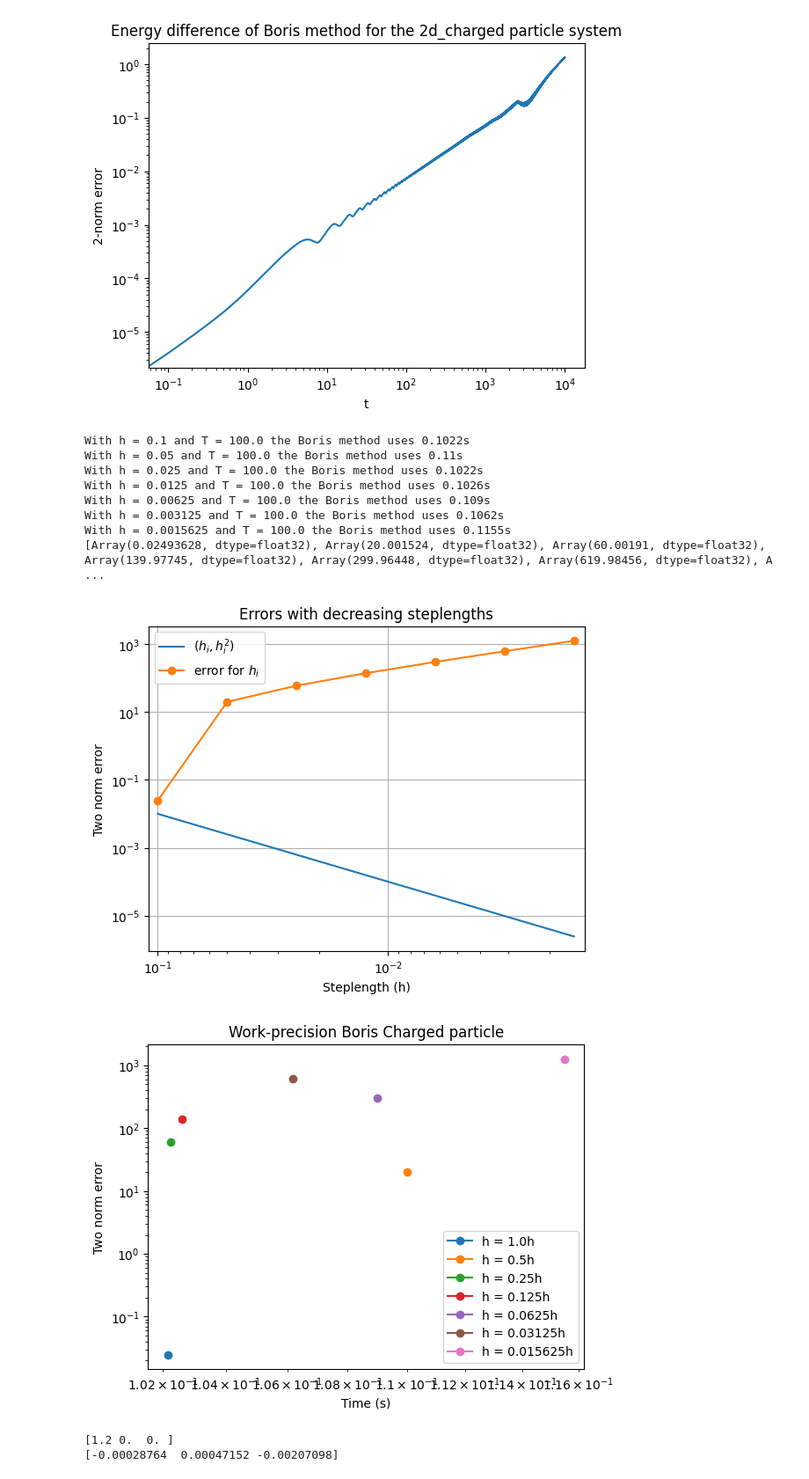
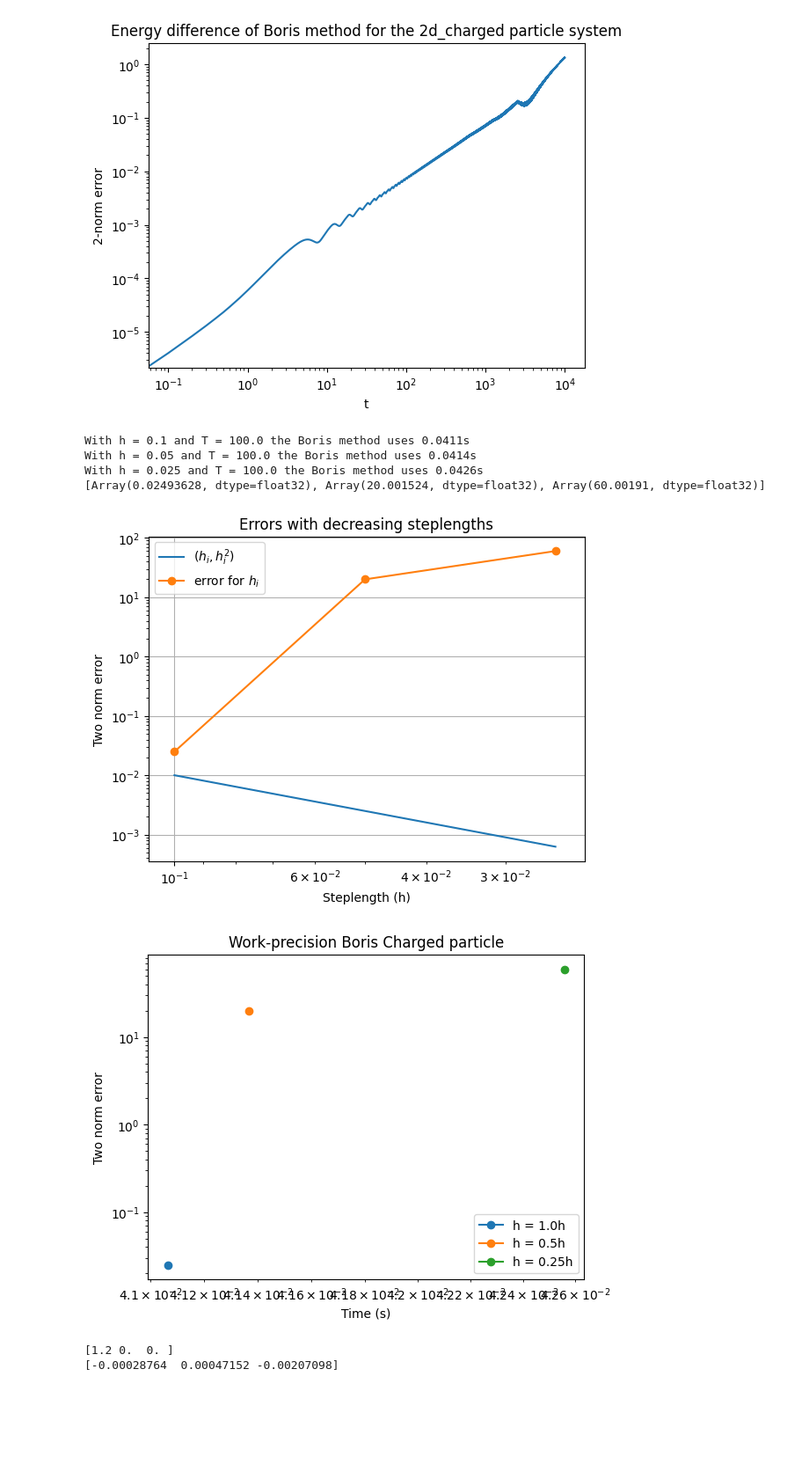
Before and after one commit to vemundsw/Project-2-TMA4215, a Jupyter notebook: Herman.ipynb, the cells around one changed output. Shown at 88% size. Cells and saved outputs as stored; diff of their text form; code cells hidden in the pictures; blank space fills up the shorter version.

```diff
--- a/Herman.ipynb
+++ b/Herman.ipynb
@@ -269,7 +269,7 @@ v0 = jnp.array([0.09, 0.05, 0.20])
 T = 1E2
 t_0 = 0
 h = 0.1
-N = 7       # number of steplengths
+N = 3       # number of steplengths
 
 
 global_errors = []
@@ -299,44 +299,40 @@ for i in range(N):
     print(f"With h = {h} and T = {T} the Boris method uses {round(stop - start, 4)}s")
     times.append(stop-start)
 
     global_errors.append(jnp.linalg.norm(positions[-1] - x_ref[-1], ord = 2))
 
 
     h /= 2
 
 print(global_errors)
 
 plt.plot(h_list, h2_list, label = r"$(h_i, h_i^2)$")
 plt.plot(h_list, global_errors, label = r"error for $h_i$", marker = "o")
 plt.loglog()
 plt.xlabel("Steplength (h)")
 plt.xlim(h_list[0] + 0.1 * h_list[0], h_list[-1] - 0.1 * h_list[-1])
 plt.ylabel("Two norm error")
 plt.title("Errors with decreasing steplengths")
 plt.legend()
 plt.grid(True)
 plt.show()
 
 for i in range(N):
-    plt.plot(times[i], global_errors[i],  marker = "o", label = f"h = {h_list[i]/0.1}h")
+    plt.plot(times[i], global_errors[i], marker = "o", label = f"h = {h_list[i]/0.1}h")
 
 plt.loglog()
 plt.xlabel("Time (s)")
 plt.ylabel("Two norm error")
 plt.title("Work-precision Boris Charged particle")
 plt.legend()
 plt.show()
 # %% [output]
-With h = 0.1 and T = 100.0 the Boris method uses 0.1022s
-With h = 0.05 and T = 100.0 the Boris method uses 0.11s
-With h = 0.025 and T = 100.0 the Boris method uses 0.1022s
-With h = 0.0125 and T = 100.0 the Boris method uses 0.1026s
-With h = 0.00625 and T = 100.0 the Boris method uses 0.109s
-With h = 0.003125 and T = 100.0 the Boris method uses 0.1062s
-With h = 0.0015625 and T = 100.0 the Boris method uses 0.1155s
-[Array(0.02493628, dtype=float32), Array(20.001524, dtype=float32), Array(60.00191, dtype=float32), Array(139.97745, dtype=float32), Array(299.96448, dtype=float32), Array(619.98456, dtype=float32), A ...
+With h = 0.1 and T = 100.0 the Boris method uses 0.0411s
+With h = 0.05 and T = 100.0 the Boris method uses 0.0414s
+With h = 0.025 and T = 100.0 the Boris method uses 0.0426s
+[Array(0.02493628, dtype=float32), Array(20.001524, dtype=float32), Array(60.00191, dtype=float32)]
-[figure, old version]
+[figure, new version]
-[figure, old version]
+[figure, new version]
 # %%
 def Btok(x: jnp.array) -> jnp.array:
 
```
Also changed, not shown: parts of 1 cell of this notebook, 1 other file.
